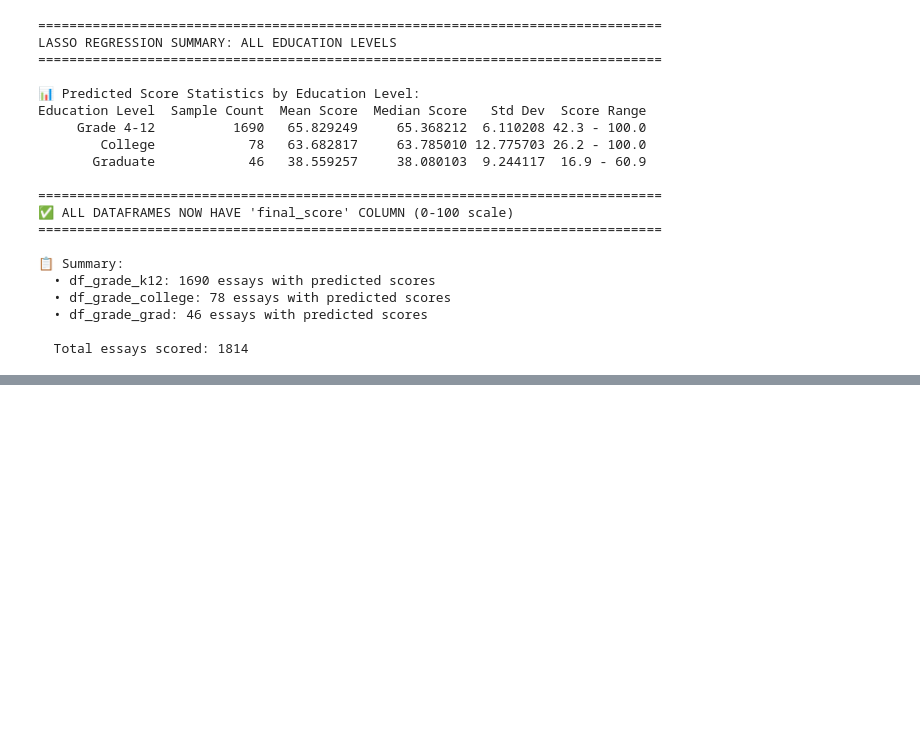
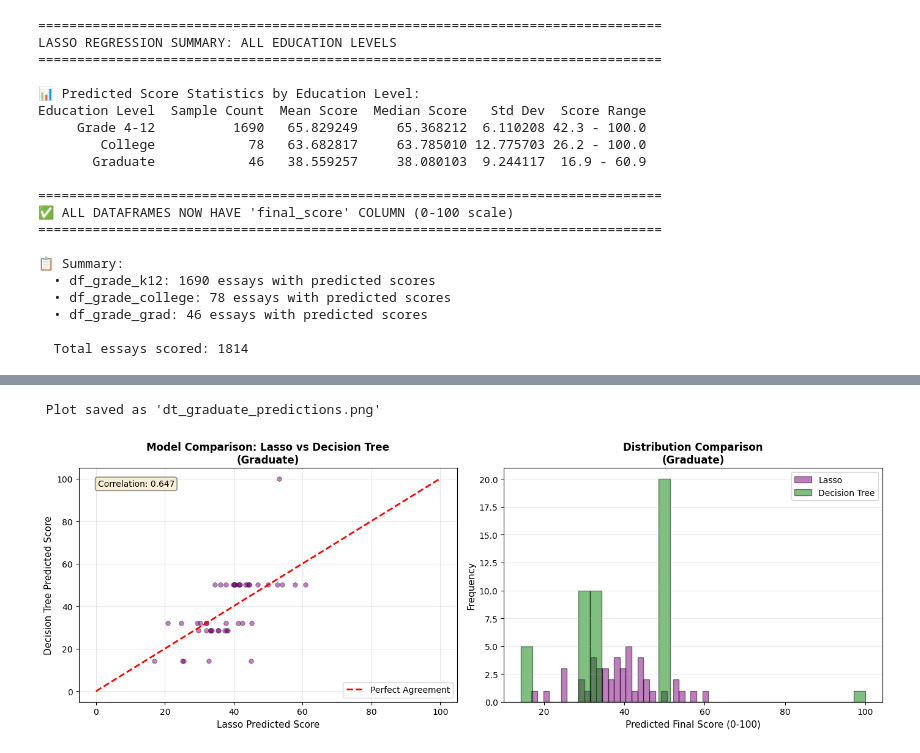
Before and after one commit to sazzeb/grading-system, a Jupyter notebook: project_check.ipynb, the cells around one changed output, grey strips where cells are left out. Cells and saved outputs as stored; diff of their text form; code cells hidden in the pictures; blank space fills up the shorter version.

```diff
--- a/project_check.ipynb
+++ b/project_check.ipynb
@@ -2361,0 +2887,37 @@ df_grade_grad
+# %%
+# Visualize Decision Tree predictions for Graduate
+fig, axes = plt.subplots(1, 2, figsize=(14, 5))
+
+# Scatter plot
+ax1 = axes[0]
+ax1.scatter(df_grade_grad['final_score'], df_grade_grad['final_score_dt'],
+            alpha=0.5, s=30, color='purple', edgecolor='k', linewidth=0.5)
+ax1.plot([0, 100], [0, 100], 'r--', lw=2, label='Perfect Agreement')
+ax1.set_xlabel('Lasso Predicted Score', fontsize=11)
+ax1.set_ylabel('Decision Tree Predicted Score', fontsize=11)
+ax1.set_title('Model Comparison: Lasso vs Decision Tree\n(Graduate)', fontsize=12, fontweight='bold')
+ax1.legend()
+ax1.grid(alpha=0.3)
+corr_models_g = df_grade_grad['final_score'].corr(df_grade_grad['final_score_dt'])
+ax1.text(0.05, 0.95, f'Correlation: {corr_models_g:.3f}', transform=ax1.transAxes,
+         fontsize=10, verticalalignment='top', bbox=dict(boxstyle='round', facecolor='wheat', alpha=0.5))
+
+# Histogram
+ax2 = axes[1]
+ax2.hist(df_grade_grad['final_score'], bins=30, alpha=0.5, color='purple',
+         edgecolor='black', label='Lasso')
+ax2.hist(df_grade_grad['final_score_dt'], bins=30, alpha=0.5, color='green',
+         edgecolor='black', label='Decision Tree')
+ax2.set_xlabel('Predicted Final Score (0-100)', fontsize=11)
+ax2.set_ylabel('Frequency', fontsize=11)
+ax2.set_title('Distribution Comparison\n(Graduate)', fontsize=12, fontweight='bold')
+ax2.legend()
+ax2.grid(alpha=0.3, axis='y')
+
+plt.tight_layout()
+plt.savefig('dt_graduate_predictions.png', dpi=300, bbox_inches='tight')
+print(" Plot saved as 'dt_graduate_predictions.png'")
+plt.show()
+# %% [output]
+ Plot saved as 'dt_graduate_predictions.png'
+[figure, added]
```
Also changed, not shown: parts of 25 cells of this notebook, 3 other files.
